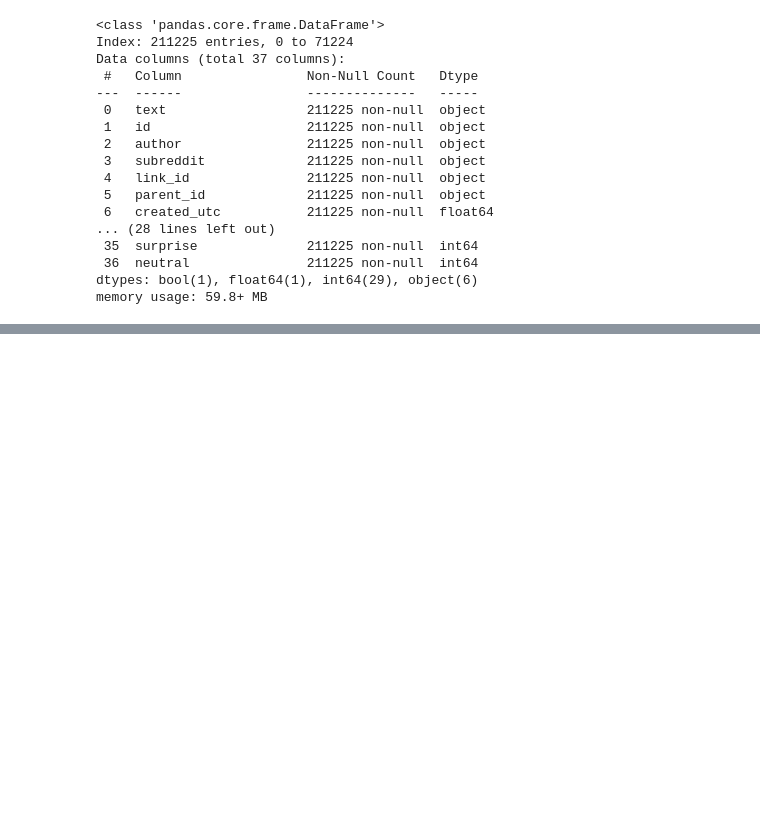
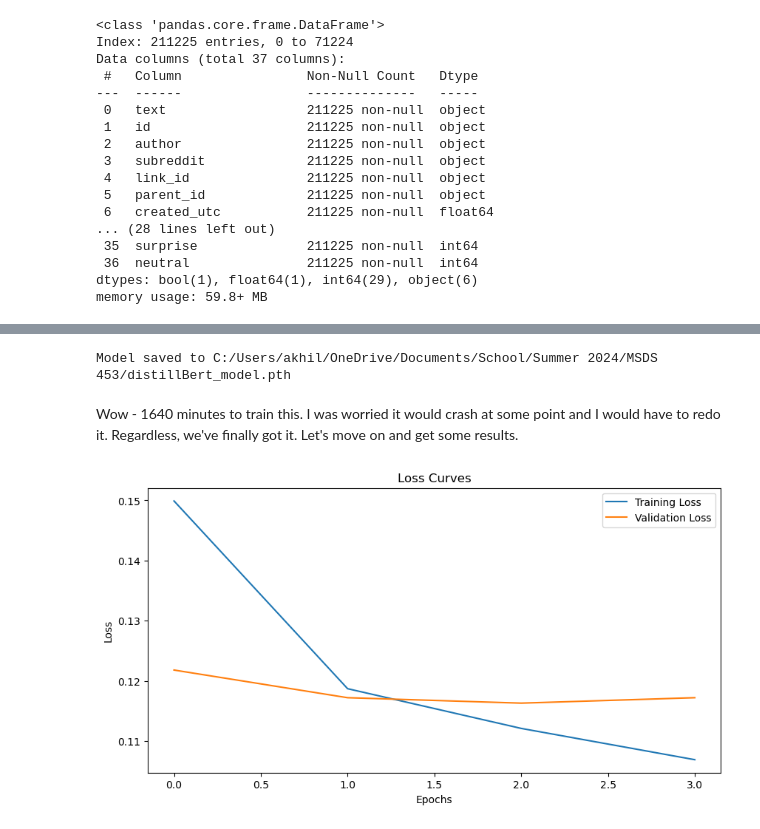
Before and after one commit to akhilnair00/Final-Project, a Jupyter notebook: MSDS453FinalProjectAkhilNair.ipynb, the cells around one changed output, grey strips where cells are left out. Drawn from its saved outputs; the diff is of its cells as text; code cells hidden in the pictures; blank space fills up the shorter version.

```diff
--- a/MSDS453FinalProjectAkhilNair.ipynb
+++ b/MSDS453FinalProjectAkhilNair.ipynb
@@ -56,0 +344,25 @@ Let's now drop all the useless columns, like the author, time created, and rater
+# %%
+save_path = 'C:/Users/akhil/OneDrive/Documents/School/Summer 2024/MSDS 453/distillBert_model.pth'
+torch.save(model.state_dict(), save_path)
+print(f"Model saved to {save_path}")
+# %% [output]
+Model saved to C:/Users/akhil/OneDrive/Documents/School/Summer 2024/MSDS 453/distillBert_model.pth
+# %% [markdown]
+Wow - 1640 minutes to train this. I was worried it would crash at some point and I would have to redo it. Regardless, we've finally got it. Let's move on and get some results.
+# %%
+train_losses = [0.1499, 0.1187, 0.1121, 0.1069]
+val_losses = [0.1218, 0.1172, 0.1163, 0.1172]
+
+# Plotting the loss curves
+import matplotlib.pyplot as plt
+
+plt.figure(figsize=(10, 5))
+plt.plot(train_losses, label='Training Loss')
+plt.plot(val_losses, label='Validation Loss')
+plt.title('Loss Curves')
+plt.xlabel('Epochs')
+plt.ylabel('Loss')
+plt.legend()
+plt.show()
+# %% [output]
+[figure, added]
```
Also changed, not shown: parts of 35 cells of this notebook.
